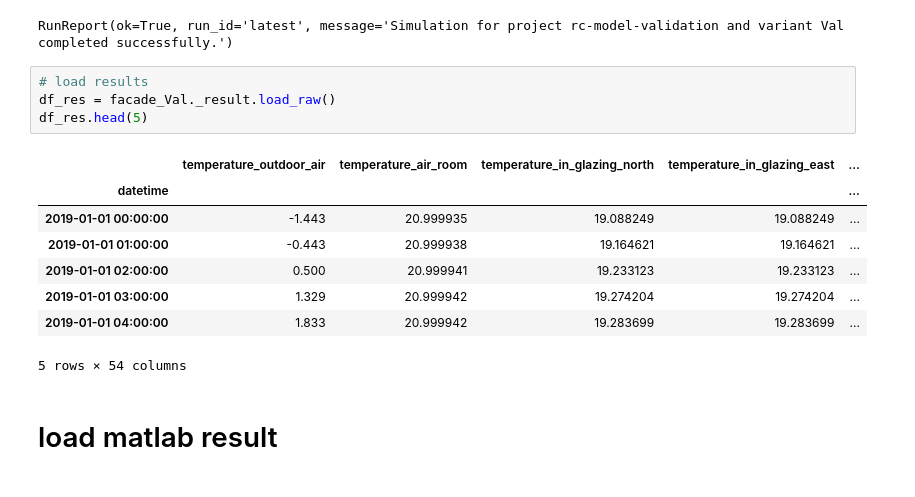
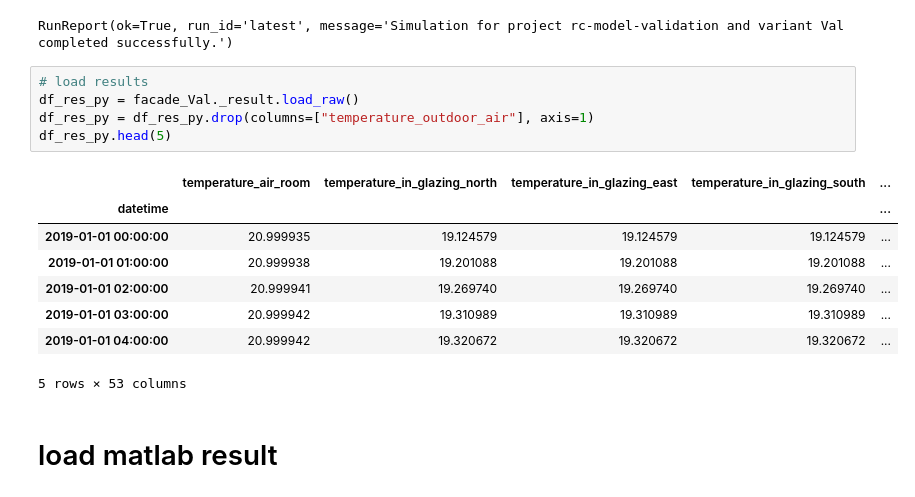
Before and after one commit to glDemonti/rc-model-building-simulation, a Jupyter notebook: notebooks/validation_rc_model.ipynb, the cells around one changed output. Cells and saved outputs as stored; diff of their text form.

```diff
--- a/notebooks/validation_rc_model.ipynb
+++ b/notebooks/validation_rc_model.ipynb
@@ -37,17 +37,18 @@ Simulation finished.
 RunReport(ok=True, run_id='latest', message='Simulation for project rc-model-validation and variant Val completed successfully.')
 # %%
 # load results
-df_res = facade_Val._result.load_raw()
-df_res.head(5)
+df_res_py = facade_Val._result.load_raw()
+df_res_py = df_res_py.drop(columns=["temperature_outdoor_air"], axis=1)
+df_res_py.head(5)
 # %% [output]
-|  | temperature_outdoor_air | temperature_air_room | temperature_in_glazing_north | temperature_in_glazing_east | ... |
+|  | temperature_air_room | temperature_in_glazing_north | temperature_in_glazing_east | temperature_in_glazing_south | ... |
 | datetime |  |  |  |  | ... |
-| 2019-01-01 00:00:00 | -1.443 | 20.999935 | 19.088249 | 19.088249 | ... |
-| 2019-01-01 01:00:00 | -0.443 | 20.999938 | 19.164621 | 19.164621 | ... |
-| 2019-01-01 02:00:00 | 0.500 | 20.999941 | 19.233123 | 19.233123 | ... |
-| 2019-01-01 03:00:00 | 1.329 | 20.999942 | 19.274204 | 19.274204 | ... |
-| 2019-01-01 04:00:00 | 1.833 | 20.999942 | 19.283699 | 19.283699 | ... |
+| 2019-01-01 00:00:00 | 20.999935 | 19.124579 | 19.124579 | 19.124579 | ... |
+| 2019-01-01 01:00:00 | 20.999938 | 19.201088 | 19.201088 | 19.201088 | ... |
+| 2019-01-01 02:00:00 | 20.999941 | 19.269740 | 19.269740 | 19.269740 | ... |
+| 2019-01-01 03:00:00 | 20.999942 | 19.310989 | 19.310989 | 19.310989 | ... |
+| 2019-01-01 04:00:00 | 20.999942 | 19.320672 | 19.320672 | 19.320672 | ... |
-5 rows × 54 columns
+5 rows × 53 columns
 # %% [markdown]
 # load matlab result
 # %%
```
Also changed, not shown: parts of 8 cells of this notebook, 4 other files.
